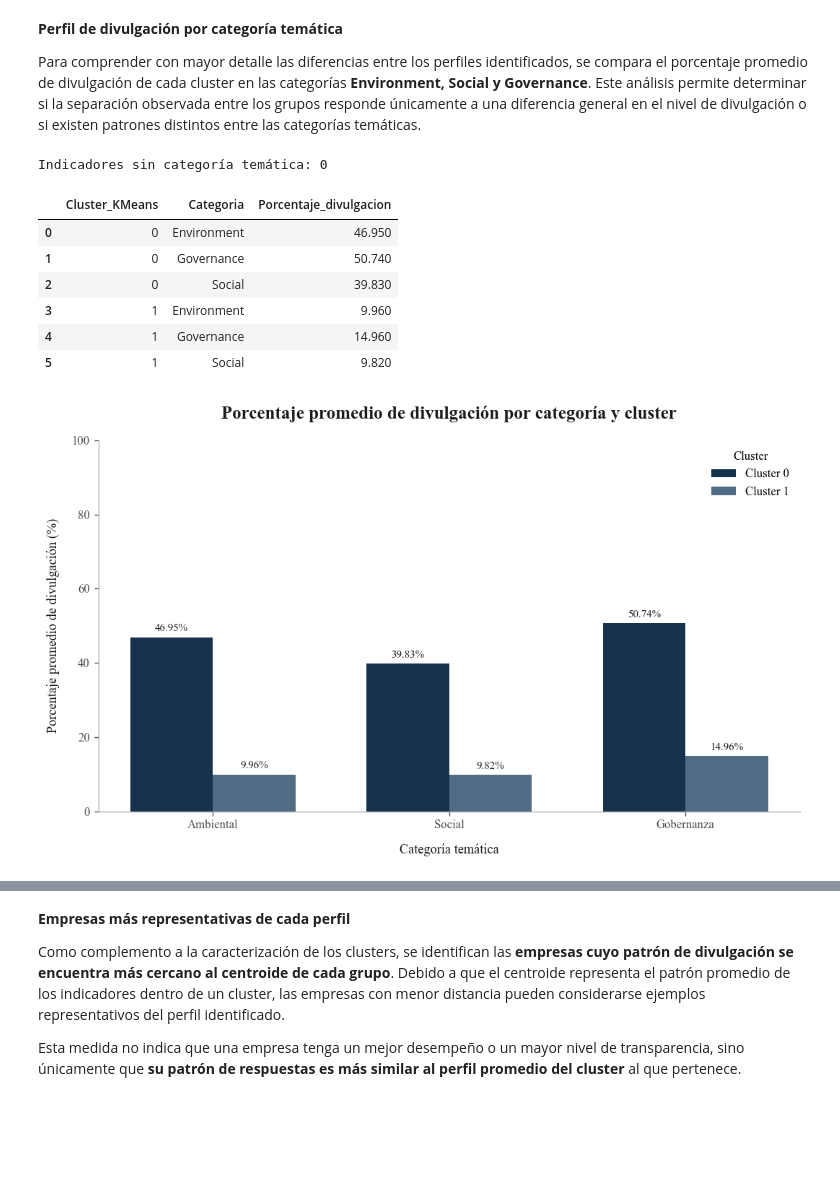
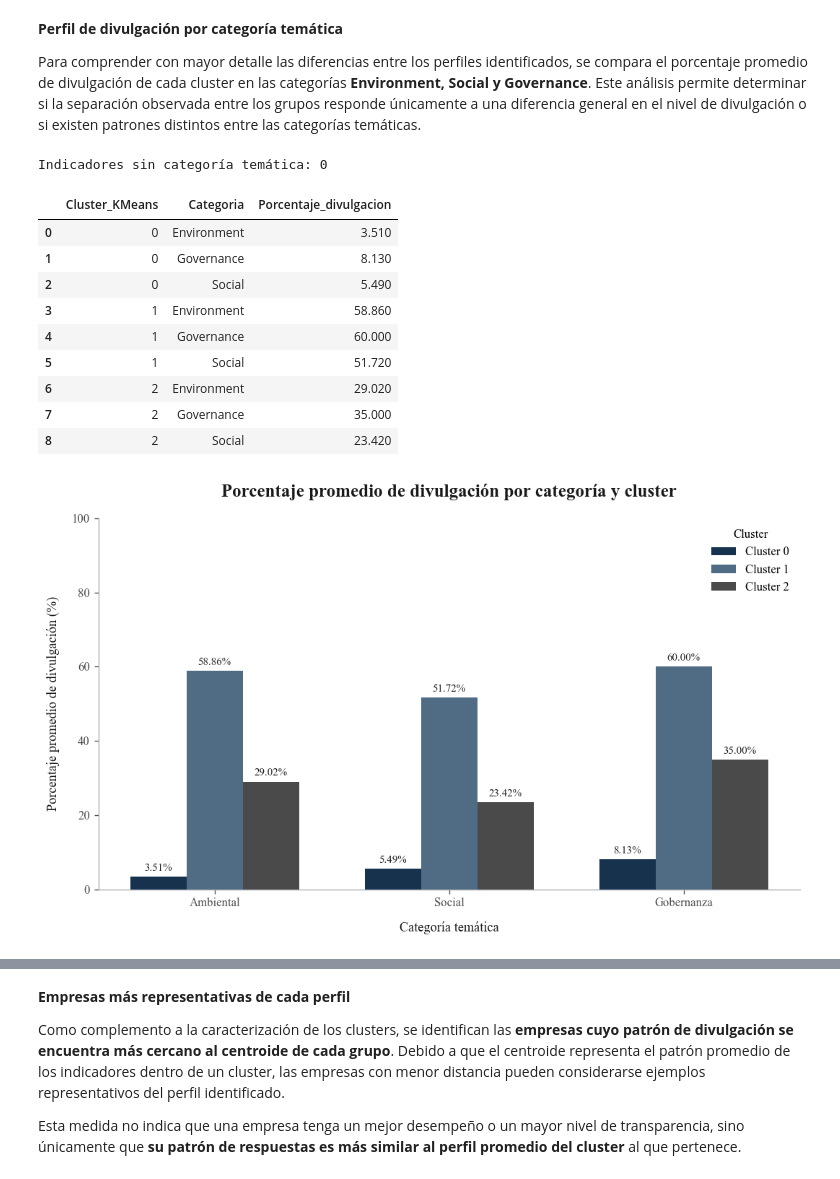
Before and after one commit to avrilsalazarrodriguez/fashion-transparency-index-2023, a Jupyter notebook: scripts/04_Agrupamiento_de_empresas (clustering).ipynb, the cells around one changed output, grey strips where cells are left out. Saved outputs shown, nothing was run; the diff lists cells and outputs as text; code cells hidden in the pictures; blank space fills up the shorter version.

Commit message:
Actualiza análisis de clustering K-Means

```diff
--- a/scripts/04_Agrupamiento_de_empresas (clustering).ipynb
+++ b/scripts/04_Agrupamiento_de_empresas (clustering).ipynb
@@ -529,14 +682,14 @@ La solución obtenida con la semilla definida para el análisis se utiliza como
 # utilizando distintas semillas aleatorias
 
 # Definimos el número de clusters seleccionado como candidato
-# a partir del método del codo y del coeficiente de Silhouette
-K_CANDIDATO = 2
+# a partir de la comparación cuantitativa e interpretativa
+K_CANDIDATO = 3
 
 # Construimos primero una solución de referencia utilizando
 # la semilla definida al inicio del notebook
 modelo_referencia = KMeans(
 
-    # Utilizamos los dos clusters seleccionados como candidatos
+    # Utilizamos k = 3 como número de clusters candidato
     n_clusters=K_CANDIDATO,
 
     # Utilizamos la semilla fija del análisis
@@ -566,7 +719,7 @@ resultados_estabilidad = []
 for semilla in semillas_estabilidad:
 
     # Construimos un nuevo modelo manteniendo exactamente
-    # k = 2 y modificando únicamente la semilla aleatoria
+    # k = 3 y modificando únicamente la semilla aleatoria
     modelo = KMeans(
 
         # Mantenemos fijo el número de clusters candidato
@@ -959,12 +1116,15 @@ display(perfil_categorias_kmeans)
 # %% [output]
 Indicadores sin categoría temática: 0
 |  | Cluster_KMeans | Categoria | Porcentaje_divulgacion |
-| 0 | 0 | Environment | 46.950 |
-| 1 | 0 | Governance | 50.740 |
-| 2 | 0 | Social | 39.830 |
-| 3 | 1 | Environment | 9.960 |
-| 4 | 1 | Governance | 14.960 |
-| 5 | 1 | Social | 9.820 |
+| 0 | 0 | Environment | 3.510 |
+| 1 | 0 | Governance | 8.130 |
+| 2 | 0 | Social | 5.490 |
+| 3 | 1 | Environment | 58.860 |
+| 4 | 1 | Governance | 60.000 |
+| 5 | 1 | Social | 51.720 |
+| 6 | 2 | Environment | 29.020 |
+| 7 | 2 | Governance | 35.000 |
+| 8 | 2 | Social | 23.420 |
 # %%
 # Visualizamos el porcentaje promedio de divulgación
 # de cada cluster por categoría temática
@@ -989,29 +1149,48 @@ posiciones = np.arange(
 )
 
 # Definimos el ancho de las barras
-ancho = 0.35
+# para representar los tres clusters
+ancho = 0.24
 
+# Definimos los colores que utilizaremos
+# para distinguir los tres grupos
+colores_clusters = [
+    AZUL_MARINO,
+    AZUL_SECUNDARIO,
+    GRIS_OSCURO
+]
 
 # Construimos la figura
 fig, ax = plt.subplots(figsize=(9, 5.5))
 
-# Graficamos los valores correspondientes al Cluster 0
-barras_0 = ax.bar(
-    posiciones - ancho / 2,
-    perfil_grafica[0],
-    width=ancho,
-    color=AZUL_MARINO,
-    label="Cluster 0"
-)
+# Calculamos las posiciones necesarias para centrar
+# las tres barras alrededor de cada categoría
+desplazamientos = [
+    -ancho,
+    0,
+    ancho
+]
 
-# Graficamos los valores correspondientes al Cluster 1
-barras_1 = ax.bar(
-    posiciones + ancho / 2,
-    perfil_grafica[1],
-    width=ancho,
-    color=AZUL_SECUNDARIO,
-    label="Cluster 1"
-)
+# Guardamos los grupos de barras para poder
+# incorporar posteriormente sus etiquetas
+barras_clusters = []
+
+# Graficamos los valores correspondientes
+# a cada uno de los tres clusters
+for cluster, desplazamiento, color in zip(
+    [0, 1, 2],
+    desplazamientos,
+    colores_clusters
+):
+    barras = ax.bar(
+        posiciones + desplazamiento,
+        perfil_grafica[cluster],
+        width=ancho,
+        color=color,
+        label=f"Cluster {cluster}"
+    )
+
+    barras_clusters.append(barras)
 
 # Incorporamos el título y los nombres de los ejes
 ax.set_title(
@@ -1044,7 +1223,7 @@ ax.spines["left"].set_color(GRIS_MEDIO)
 ax.spines["bottom"].set_color(GRIS_MEDIO)
 
 # Añadimos el porcentaje sobre cada barra
-for barras in [barras_0, barras_1]:
+for barras in barras_clusters:
     for barra in barras:
         valor = barra.get_height()
 
@@ -1053,32 +1232,32 @@ for barras in [barras_0, barras_1]:
             valor + 1,
             f"{valor:.2f}%",
             ha="center",
             va="bottom",
             fontsize=9,
             color=NEGRO
         )
 
 # Establecemos el eje vertical entre 0 y 100
 # porque los valores representan porcentajes
 ax.set_ylim(0, 100)
 
 # Incorporamos la leyenda
 ax.legend(
     frameon=False,
     title="Cluster"
 )
 
 # Ajustamos los márgenes
 fig.tight_layout()
 
 # Guardamos la figura
 guardar_figura(
     fig,
     "kmeans_perfil_categorias_clusters"
 )
 
 # Mostramos la figura
 plt.show()
 # %% [output]
-[figure, old version]
+[figure, new version]
 # %% [markdown]
```
Also changed, not shown: parts of 37 cells of this notebook, 5 other files.
